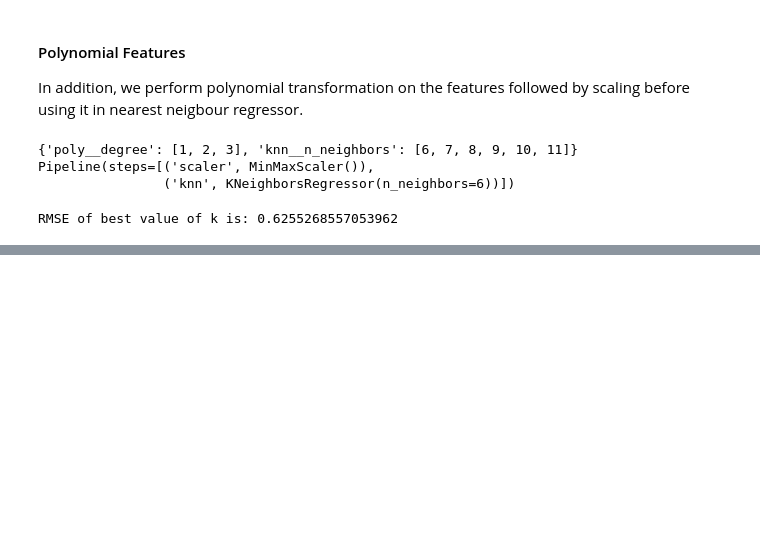
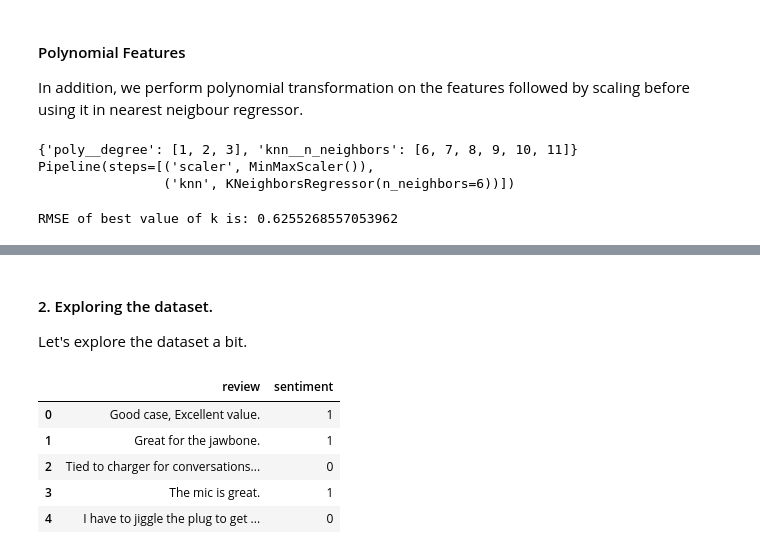
Before and after one commit to mourya96/IITM-Notes, a Jupyter notebook: MLP/Week_7.ipynb, the cells around one changed output, grey strips where cells are left out. Drawn from its saved outputs; the diff is of its cells as text; code cells hidden in the pictures; blank space fills up the shorter version.

```diff
--- a/MLP/Week_7.ipynb
+++ b/MLP/Week_7.ipynb
@@ -766,0 +1179,24 @@ RMSE of best value of k is: 0.6255268557053962
+# %%
+import pandas as pd
+from io import StringIO, BytesIO, TextIOWrapper
+from zipfile import ZipFile
+import urllib.request
+
+resp = urllib.request.urlopen('https://archive.ics.uci.edu/ml/machine-learning-databases/00331/sentiment%20labelled%20sentences.zip')
+zipfile = ZipFile(BytesIO(resp.read()))
+
+data = TextIOWrapper(zipfile.open('sentiment labelled sentences/amazon_cells_labelled.txt'), encoding='utf-8')
+df = pd.read_csv(data, sep='\t')
+df.columns=['review', 'sentiment']
+# %% [markdown]
+#### 2. Exploring the dataset.
+Let's explore the dataset a bit.
+# %%
+df.head()
+# %% [output]
+|  | review | sentiment |
+| 0 | Good case, Excellent value. | 1 |
+| 1 | Great for the jawbone. | 1 |
+| 2 | Tied to charger for conversations... | 0 |
+| 3 | The mic is great. | 1 |
+| 4 | I have to jiggle the plug to get ... | 0 |
```
Also changed, not shown: parts of 96 cells of this notebook.
